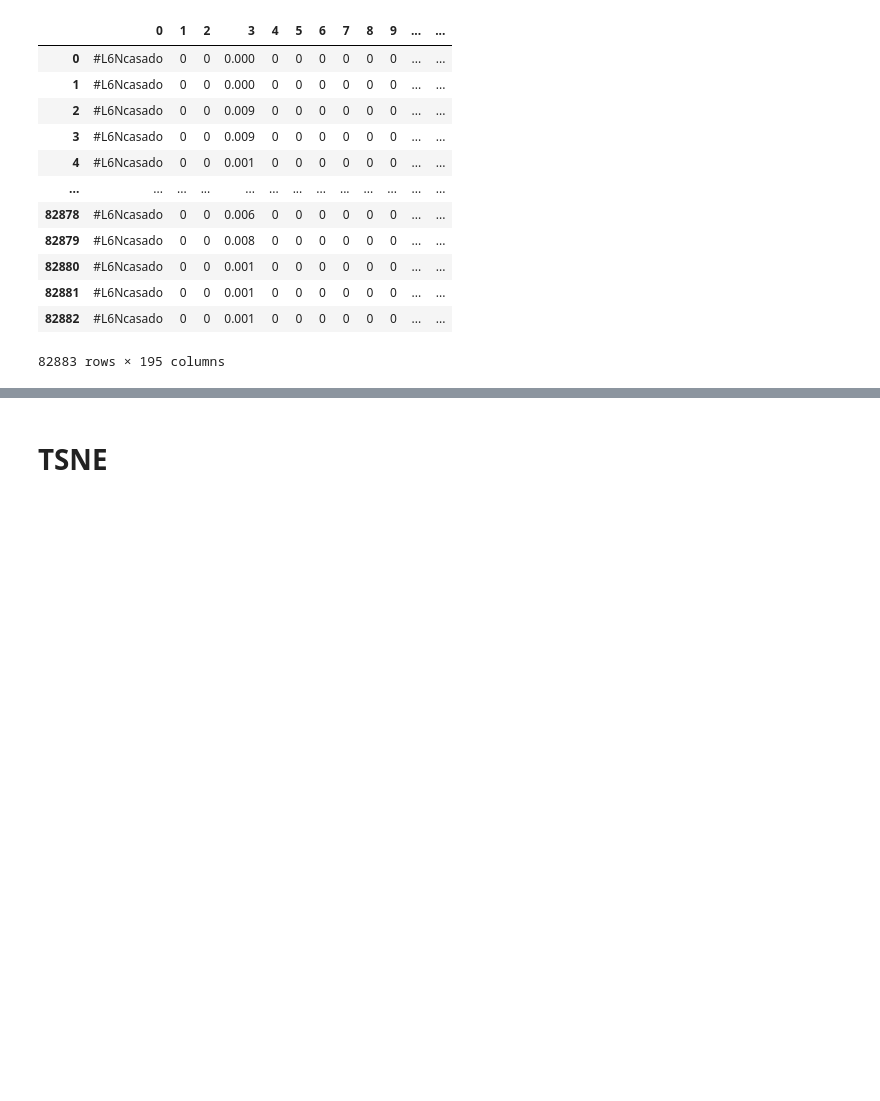
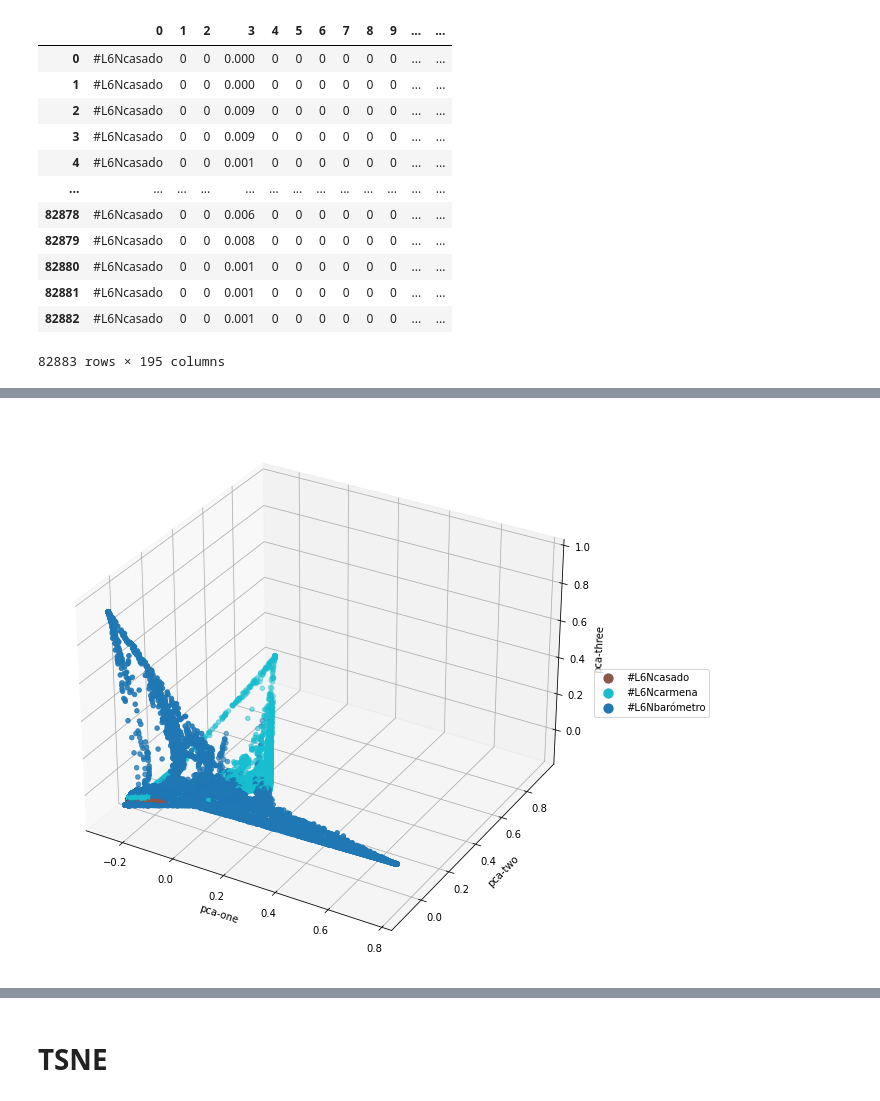
Before and after one commit to palomagmz3/TFM, a Jupyter notebook: bert_code/visualize.ipynb, the cells around one changed output, grey strips where cells are left out. Saved outputs shown, nothing was run; the diff lists cells and outputs as text; code cells hidden in the pictures; blank space fills up the shorter version.

```diff
--- a/bert_code/visualize.ipynb
+++ b/bert_code/visualize.ipynb
@@ -59,2 +48,0 @@ def color(x):
-# %%
-df['topic'] = df[0].apply(lambda x: color(x))
@@ -94,0 +132,28 @@ ValueError: 'c' argument must be a color, a sequence of colors, or a sequence of
+# %%
+from matplotlib.lines import Line2D
+import matplotlib
+import matplotlib.pyplot as plt
+import matplotlib.cm as cm
+ax = plt.figure(figsize=(16,10)).gca(projection='3d')
+sc = ax.scatter(
+    xs=df.loc[rndperm,:]["pca-one"],
+    ys=df.loc[rndperm,:]["pca-two"],
+    zs=df.loc[rndperm,:]["pca-three"],
+    #c=df.loc[rndperm, :]["y"],
+    c=df.loc[rndperm, :]["color_label"],
+    cmap='tab10'
+)
+labelTups = [('#L6Ncasado', 0), ('#L6Ncarmena', 1), ('#L6Nbarómetro', 2)]
+ax.set_xlabel('pca-one')
+ax.set_ylabel('pca-two')
+ax.set_zlabel('pca-three')
+#plt.legend()
+
+colors = [sc.cmap(sc.norm(i)) for i in [1, 2, 0]]
+custom_lines = [plt.Line2D([],[], ls="", marker='.',
+                mec='k', mfc=c, mew=.1, ms=20) for c in colors]
+ax.legend(custom_lines, [lt[0] for lt in labelTups],
+          loc='center left', bbox_to_anchor=(1.0, .5))
+plt.show()
+# %% [output]
+[figure, added]
```
Also changed, not shown: parts of 19 cells of this notebook, 4 other files.
